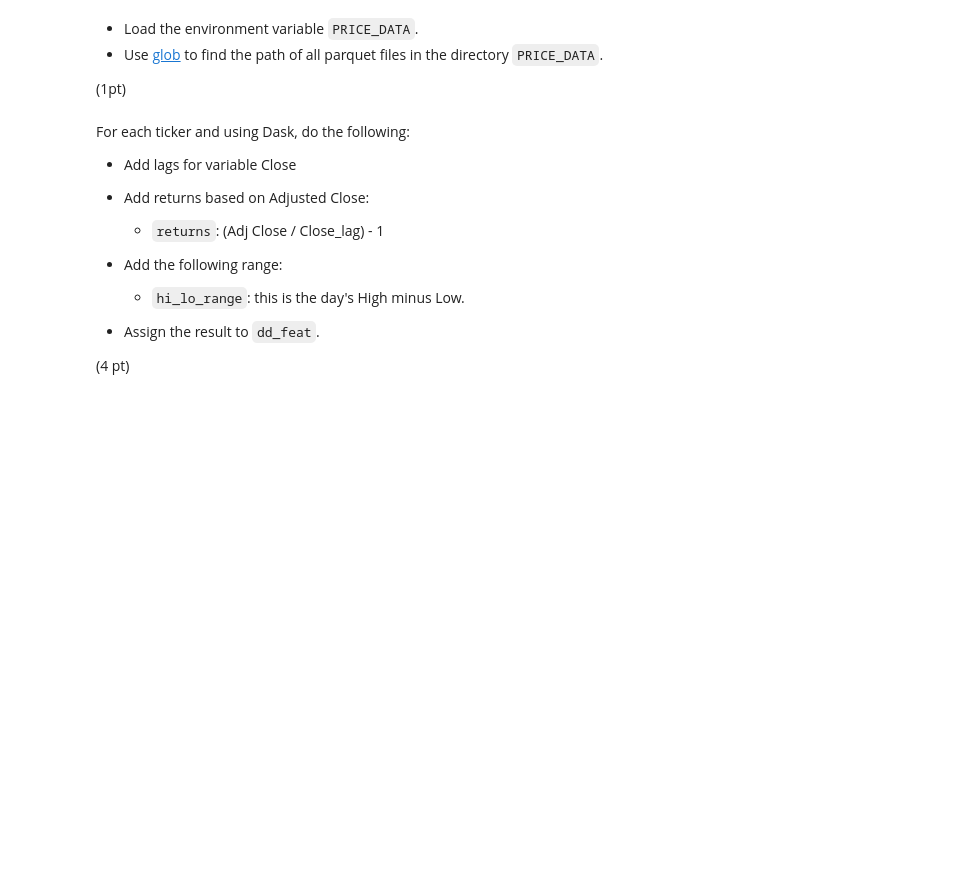
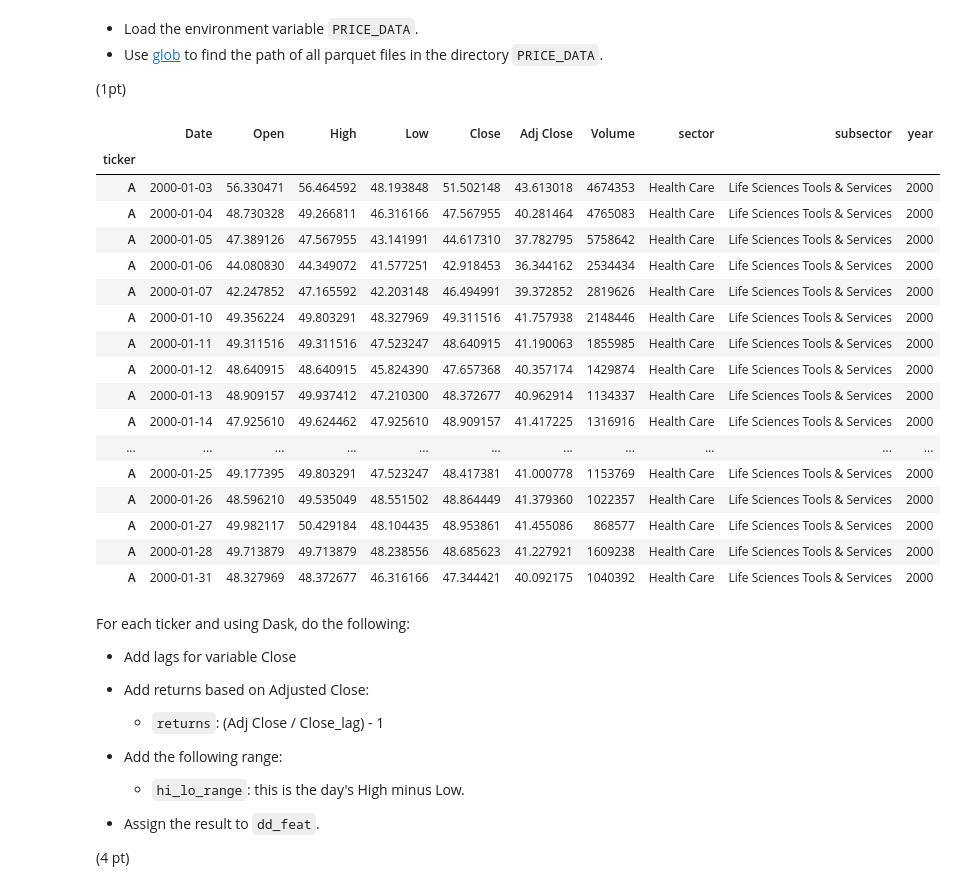
Before and after one commit to nestorojas/scaling_to_production, a Jupyter notebook: 02_activities/assignments/assignment_1.ipynb, the cells around one changed output. Cells and saved outputs as stored; diff of their text form; code cells hidden in the pictures; blank space fills up the shorter version.

```diff
--- a/02_activities/assignments/assignment_1.ipynb
+++ b/02_activities/assignments/assignment_1.ipynb
@@ -35,11 +35,31 @@ warnings.filterwarnings('ignore')
 # %%
 import os
 from glob import glob
 
 # Write your code below.
 PRICE_DATA = os.getenv("PRICE_DATA")
 price_files = glob(PRICE_DATA+"/**/*.parquet/*.parquet")
 price_df = dd.read_parquet(price_files)
+price_df.head(20)
+# %% [output]
+|  | Date | Open | High | Low | Close | Adj Close | Volume | sector | subsector | year |
+| ticker |  |  |  |  |  |  |  |  |  |  |
+| A | 2000-01-03 | 56.330471 | 56.464592 | 48.193848 | 51.502148 | 43.613018 | 4674353 | Health Care | Life Sciences Tools & Services | 2000 |
+| A | 2000-01-04 | 48.730328 | 49.266811 | 46.316166 | 47.567955 | 40.281464 | 4765083 | Health Care | Life Sciences Tools & Services | 2000 |
+| A | 2000-01-05 | 47.389126 | 47.567955 | 43.141991 | 44.617310 | 37.782795 | 5758642 | Health Care | Life Sciences Tools & Services | 2000 |
+| A | 2000-01-06 | 44.080830 | 44.349072 | 41.577251 | 42.918453 | 36.344162 | 2534434 | Health Care | Life Sciences Tools & Services | 2000 |
+| A | 2000-01-07 | 42.247852 | 47.165592 | 42.203148 | 46.494991 | 39.372852 | 2819626 | Health Care | Life Sciences Tools & Services | 2000 |
+| A | 2000-01-10 | 49.356224 | 49.803291 | 48.327969 | 49.311516 | 41.757938 | 2148446 | Health Care | Life Sciences Tools & Services | 2000 |
+| A | 2000-01-11 | 49.311516 | 49.311516 | 47.523247 | 48.640915 | 41.190063 | 1855985 | Health Care | Life Sciences Tools & Services | 2000 |
+| A | 2000-01-12 | 48.640915 | 48.640915 | 45.824390 | 47.657368 | 40.357174 | 1429874 | Health Care | Life Sciences Tools & Services | 2000 |
+| A | 2000-01-13 | 48.909157 | 49.937412 | 47.210300 | 48.372677 | 40.962914 | 1134337 | Health Care | Life Sciences Tools & Services | 2000 |
+| A | 2000-01-14 | 47.925610 | 49.624462 | 47.925610 | 48.909157 | 41.417225 | 1316916 | Health Care | Life Sciences Tools & Services | 2000 |
+| ... | ... | ... | ... | ... | ... | ... | ... | ... | ... | ... |
+| A | 2000-01-25 | 49.177395 | 49.803291 | 47.523247 | 48.417381 | 41.000778 | 1153769 | Health Care | Life Sciences Tools & Services | 2000 |
+| A | 2000-01-26 | 48.596210 | 49.535049 | 48.551502 | 48.864449 | 41.379360 | 1022357 | Health Care | Life Sciences Tools & Services | 2000 |
+| A | 2000-01-27 | 49.982117 | 50.429184 | 48.104435 | 48.953861 | 41.455086 | 868577 | Health Care | Life Sciences Tools & Services | 2000 |
+| A | 2000-01-28 | 49.713879 | 49.713879 | 48.238556 | 48.685623 | 41.227921 | 1609238 | Health Care | Life Sciences Tools & Services | 2000 |
+| A | 2000-01-31 | 48.327969 | 48.372677 | 46.316166 | 47.344421 | 40.092175 | 1040392 | Health Care | Life Sciences Tools & Services | 2000 |
 # %% [markdown]
 For each ticker and using Dask, do the following:
 
```
Also changed, not shown: parts of 1 cell of this notebook.
